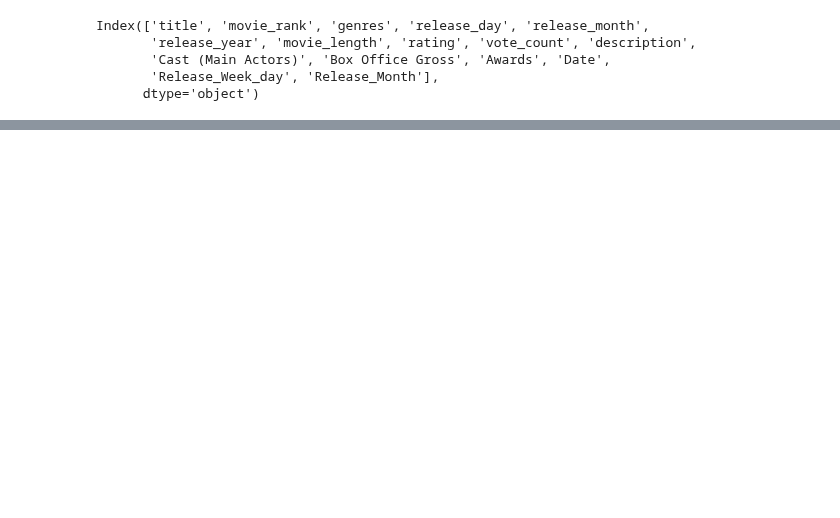
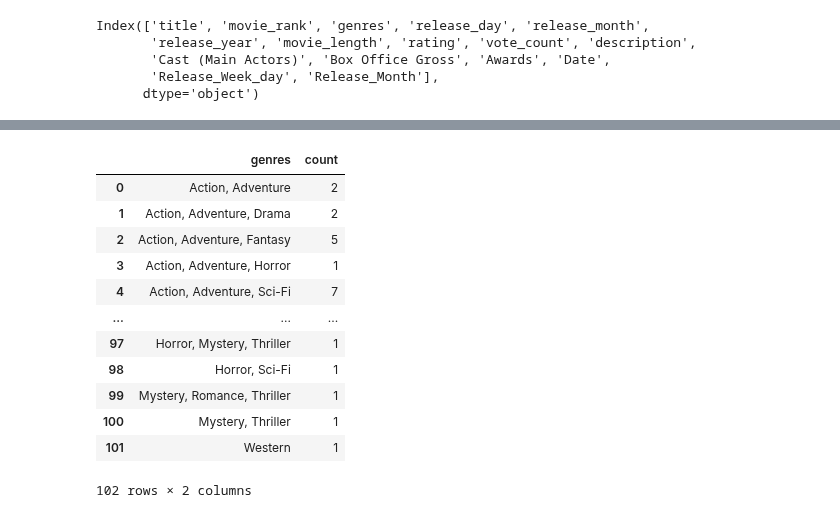
Before and after one commit to Cemputus/Data-Mining-and-Wrangling---movie-scraping, a Jupyter notebook: Analysis/Edube_webscrap.ipynb, the cells around one changed output, grey strips where cells are left out. Saved outputs shown, nothing was run; the diff lists cells and outputs as text; code cells hidden in the pictures; blank space fills up the shorter version.

```diff
--- a/Analysis/Edube_webscrap.ipynb
+++ b/Analysis/Edube_webscrap.ipynb
@@ -252,0 +251,17 @@ cleaned_reformed.groupby(['genres'],as_index=None,)
+# %%
+## Most common genres
+genre_data = cleaned_reformed.groupby(['genres'],as_index=None)['genres'].agg({'count'})
+# %% [output]
+|  | genres | count |
+| 0 | Action, Adventure | 2 |
+| 1 | Action, Adventure, Drama | 2 |
+| 2 | Action, Adventure, Fantasy | 5 |
+| 3 | Action, Adventure, Horror | 1 |
+| 4 | Action, Adventure, Sci-Fi | 7 |
+| ... | ... | ... |
+| 97 | Horror, Mystery, Thriller | 1 |
+| 98 | Horror, Sci-Fi | 1 |
+| 99 | Mystery, Romance, Thriller | 1 |
+| 100 | Mystery, Thriller | 1 |
+| 101 | Western | 1 |
+102 rows × 2 columns
```
Also changed, not shown: parts of 3 cells of this notebook.
